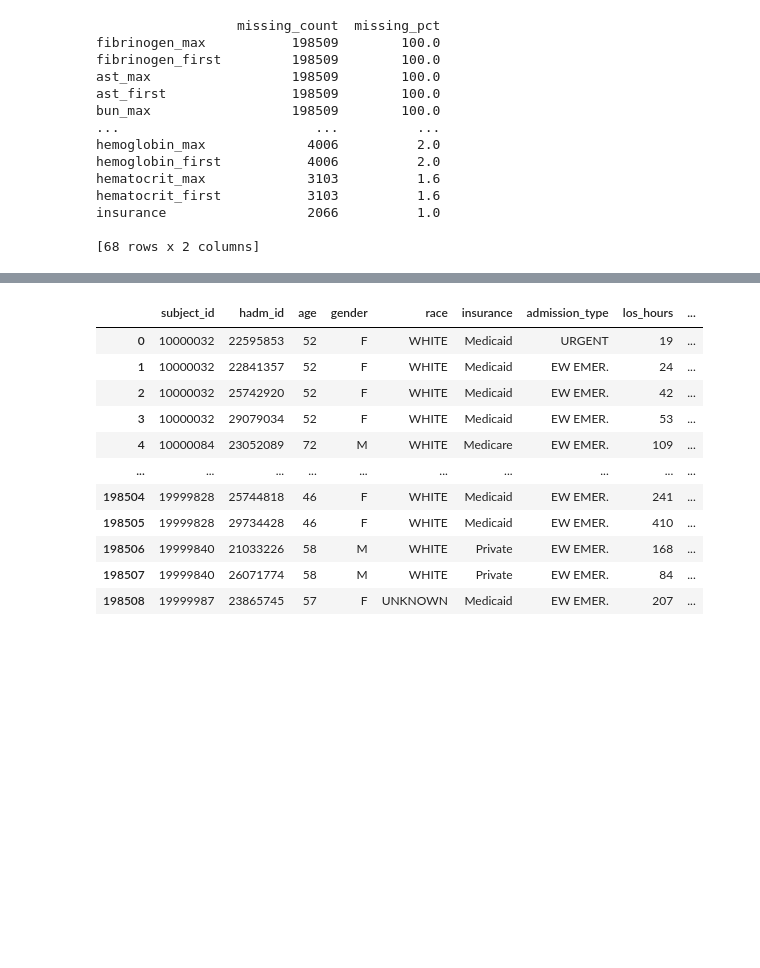
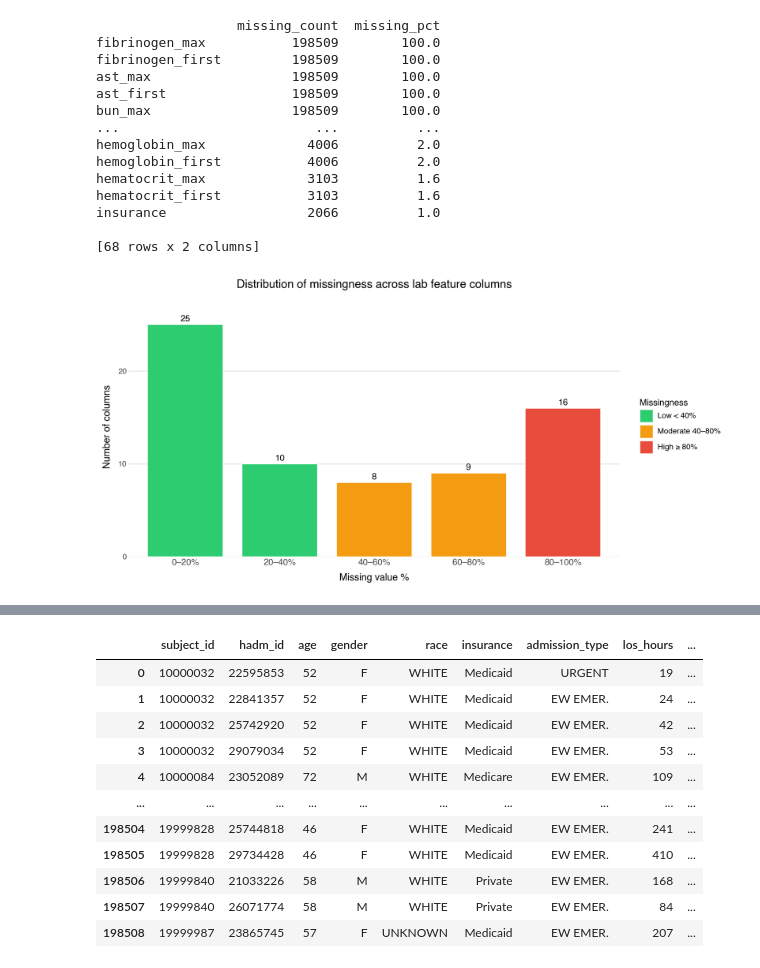
Before and after one commit to matekenya/amr-xai, a Jupyter notebook: clean_and_impute_missing_values.ipynb, the cells around one changed output, grey strips where cells are left out. Saved outputs shown, nothing was run; the diff lists cells and outputs as text; code cells hidden in the pictures; blank space fills up the shorter version.

```diff
--- a/clean_and_impute_missing_values.ipynb
+++ b/clean_and_impute_missing_values.ipynb
@@ -50,0 +32,55 @@ df = df.drop(columns=cols_to_drop)
+# %%
+from plotnine import *
+from matplotlib import pyplot as plt
+import numpy as np
+
+
+# bin the data manually so we can colour by severity
+bins       = np.arange(0, 110, 20)
+bin_labels = [f'{int(b)}–{int(b+20)}%' for b in bins[:-1]]
+counts, _  = np.histogram(summary['missing_pct'], bins=bins)
+bin_starts = bins[:-1]  # [0, 20, 40, 60, 80]
+
+df_missing = pd.DataFrame({
+    'bin':   pd.Categorical(bin_labels, categories=bin_labels, ordered=True),
+    'count': counts,
+    'group': ['High ≥ 80%'       if start >= 80 else
+              'Moderate 40–80%'  if start >= 40 else
+              'Low < 40%'
+              for start in bin_starts]
+})
+
+missingness_plot = (
+    ggplot(df_missing, aes(x='bin', y='count', fill='group'))
+    + geom_col(width=0.8, color='white', size=0.5)
+    + geom_text(aes(label='count'), va='bottom', nudge_y=0.15, size=10, fontweight='bold')
+    + scale_fill_manual(
+        name   = 'Missingness',
+        values = {
+            'Low < 40%':       '#2ecc71',
+            'Moderate 40–80%': '#f39c12',
+            'High ≥ 80%':      '#e74c3c',
+        },
+        breaks = ['Low < 40%', 'Moderate 40–80%', 'High ≥ 80%']
+    )
+    + scale_y_continuous(expand=(0, 0), limits=(0, max(counts) + 3))
+    + labs(
+        x     = 'Missing value %',
+        y     = 'Number of columns',
+        title = 'Distribution of missingness across lab feature columns'
+    )
+    + theme_minimal()
+    + theme(
+        axis_text_x      = element_text(size=10),
+        panel_grid_major_x = element_blank(),
+        panel_grid_minor   = element_blank(),
+        plot_title         = element_text(size=13, weight='bold'),
+        legend_title       = element_text(size=10),
+        figure_size        = (10, 5),
+    )
+)
+missingness_plot.save('missing_histogram.png', dpi=150)
+
+missingness_plot
+# %% [output]
+[figure, added]
```
Also changed, not shown: parts of 25 cells of this notebook, 6 other files.
